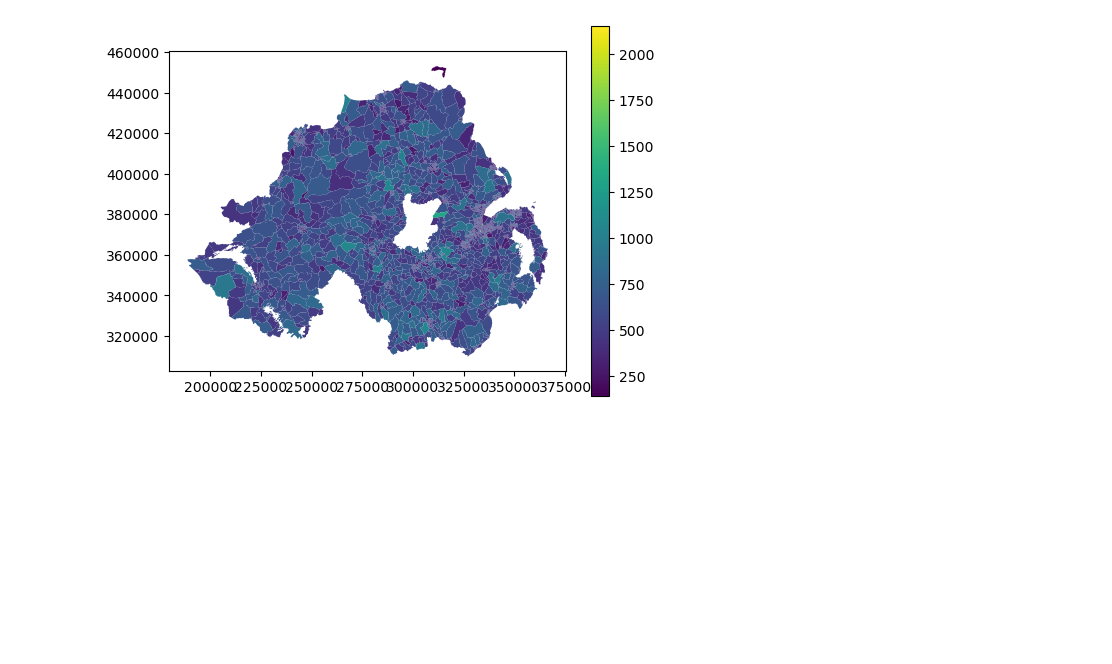
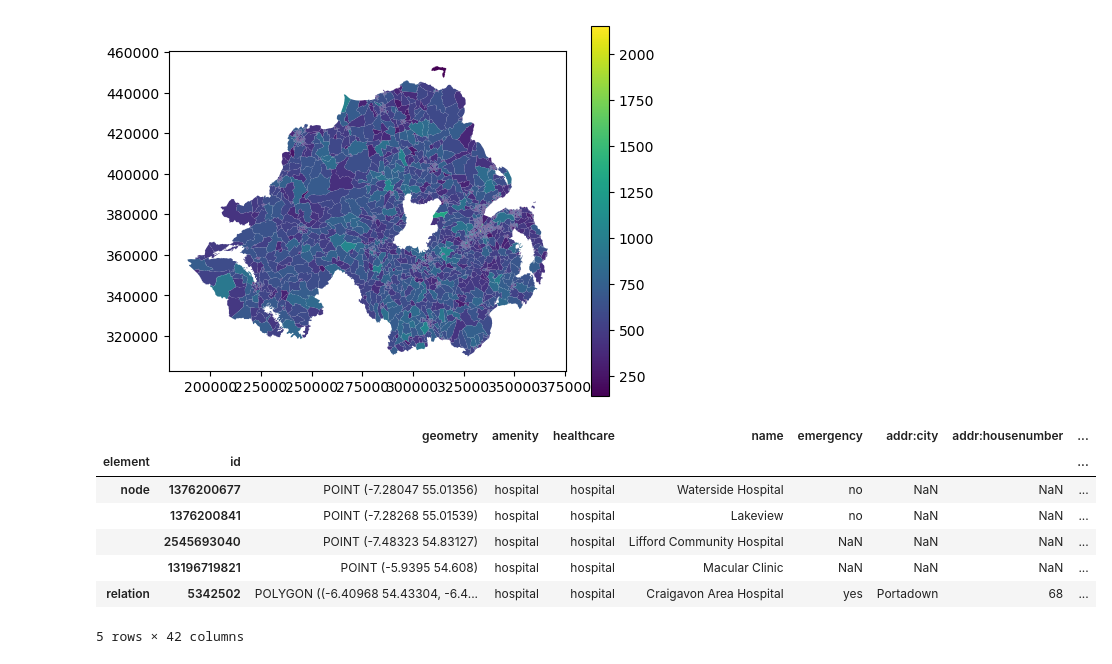
Before and after one commit to Church-C1/ni-health-accessibility, a Jupyter notebook: analysis.ipynb, the cells around one changed output. Cells and saved outputs as stored; diff of their text form; code cells hidden in the pictures; blank space fills up the shorter version.

```diff
--- a/analysis.ipynb
+++ b/analysis.ipynb
@@ -77,0 +76,23 @@ dz.plot(column="All usual residents", legend=True)
+# %%
+# Reproject to latitude/longitude for OSM queries
+dz_wgs84 = dz.to_crs("EPSG:4326")
+
+# Check bounds in lat/lon
+bbox = dz_wgs84.total_bounds
+# %%
+# Download hospital locations from OpenStreetMap using WGS84 bounds
+hospitals = ox.features_from_bbox(
+    bbox,
+    tags={"amenity": "hospital"}
+)
+
+hospitals.head()
+# %% [output]
+|  |  | geometry | amenity | healthcare | name | emergency | addr:city | addr:housenumber | ... |
+| element | id |  |  |  |  |  |  |  | ... |
+| node | 1376200677 | POINT (-7.28047 55.01356) | hospital | hospital | Waterside Hospital | no | NaN | NaN | ... |
+|  | 1376200841 | POINT (-7.28268 55.01539) | hospital | hospital | Lakeview | no | NaN | NaN | ... |
+|  | 2545693040 | POINT (-7.48323 54.83127) | hospital | hospital | Lifford Community Hospital | NaN | NaN | NaN | ... |
+|  | 13196719821 | POINT (-5.9395 54.608) | hospital | hospital | Macular Clinic | NaN | NaN | NaN | ... |
+| relation | 5342502 | POLYGON ((-6.40968 54.43304, -6.4... | hospital | hospital | Craigavon Area Hospital | yes | Portadown | 68 | ... |
+5 rows × 42 columns
```
Also changed, not shown: parts of 9 cells of this notebook, 24 other files.
